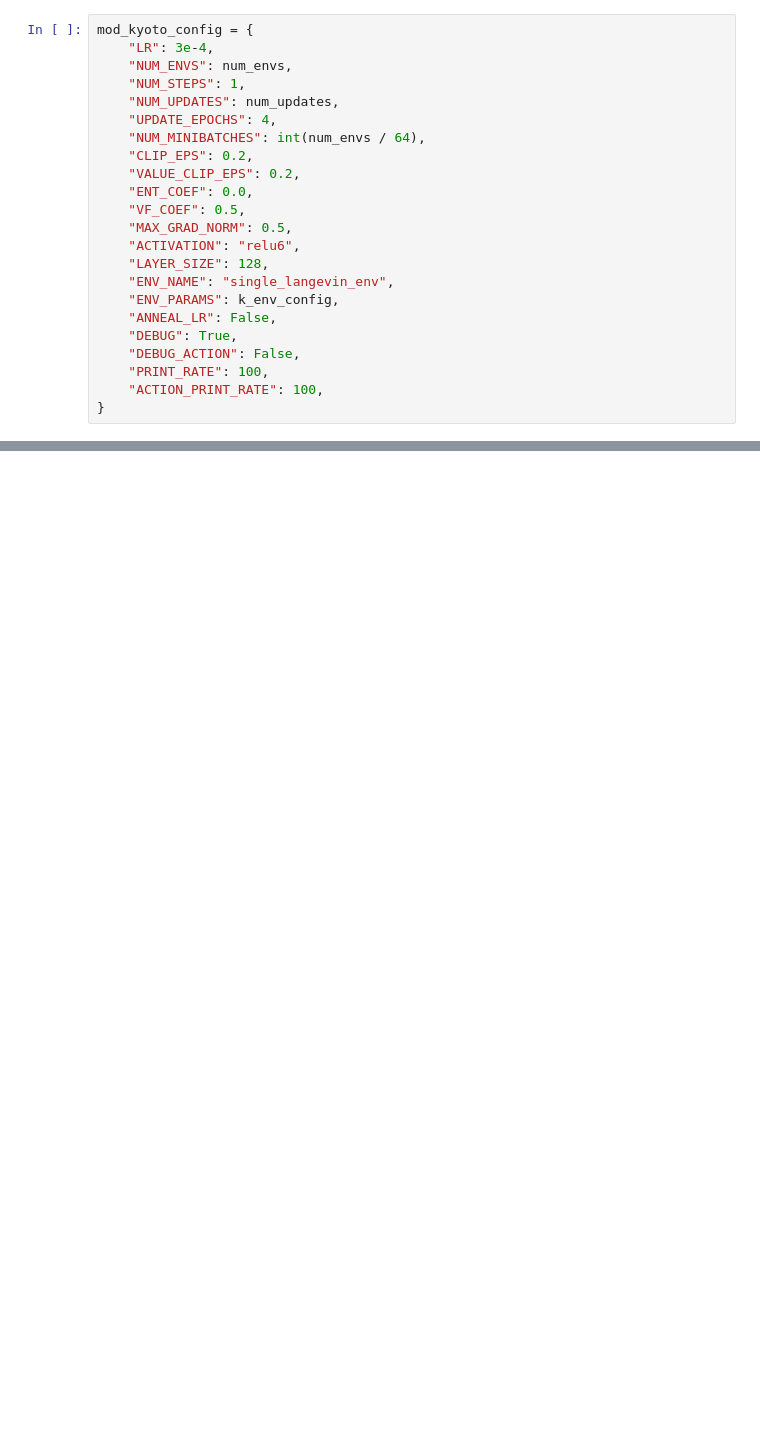
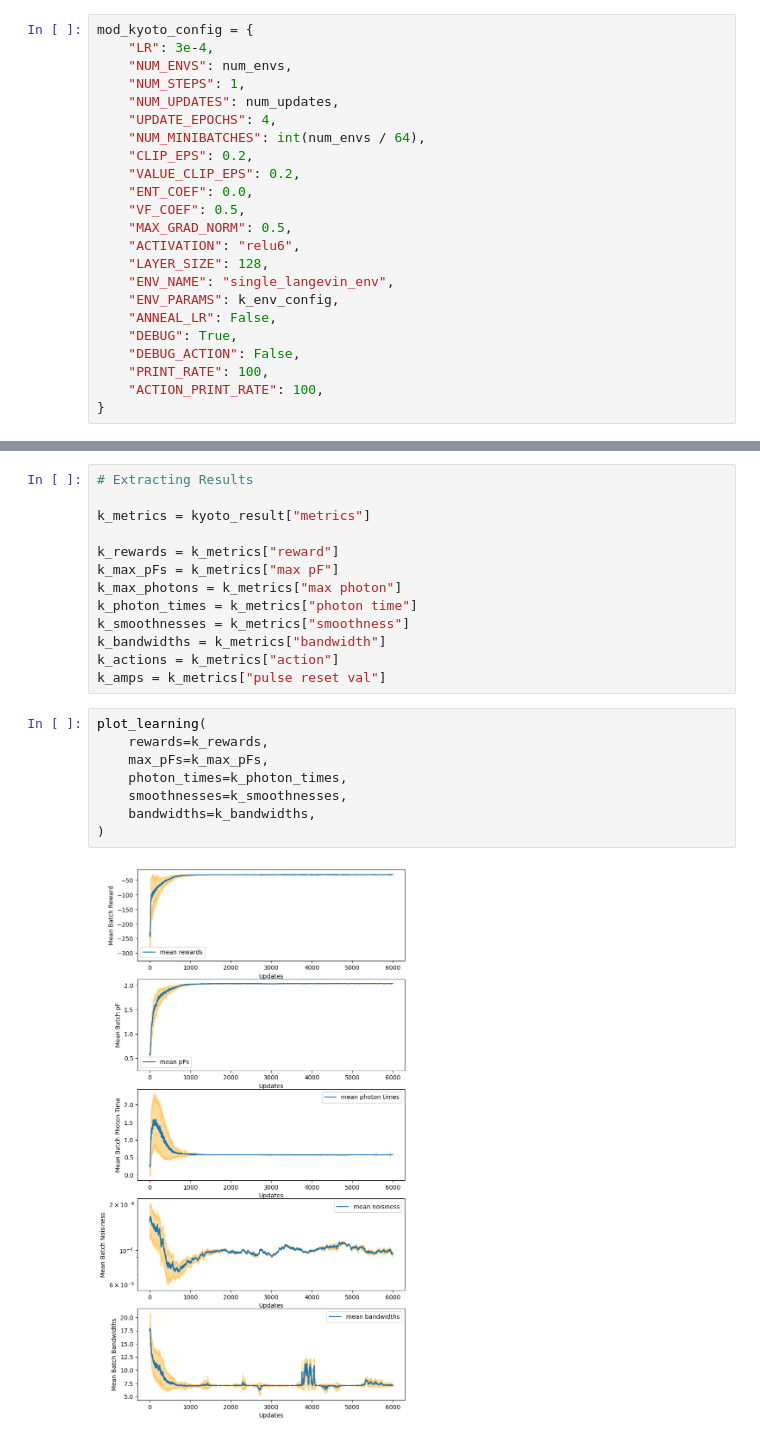
Before and after one commit to AnikenC/RL-meets-Qubit-Readout, a Jupyter notebook: MLControl/example_kyoto.ipynb, the cells around one changed output, grey strips where cells are left out. Cells and saved outputs as stored; diff of their text form; blank space fills up the shorter version.

Commit message:
Updated example_kyoto with full output

```diff
--- a/MLControl/example_kyoto.ipynb
+++ b/MLControl/example_kyoto.ipynb
@@ -132,0 +192,23 @@ print(f"time taken: {end - start}")
+# %%
+# Extracting Results
+
+k_metrics = kyoto_result["metrics"]
+
+k_rewards = k_metrics["reward"]
+k_max_pFs = k_metrics["max pF"]
+k_max_photons = k_metrics["max photon"]
+k_photon_times = k_metrics["photon time"]
+k_smoothnesses = k_metrics["smoothness"]
+k_bandwidths = k_metrics["bandwidth"]
+k_actions = k_metrics["action"]
+k_amps = k_metrics["pulse reset val"]
+# %%
+plot_learning(
+    rewards=k_rewards,
+    max_pFs=k_max_pFs,
+    photon_times=k_photon_times,
+    smoothnesses=k_smoothnesses,
+    bandwidths=k_bandwidths,
+)
+# %% [output]
+[figure, added]
```
Also changed, not shown: parts of 11 cells of this notebook, 1 other file.
